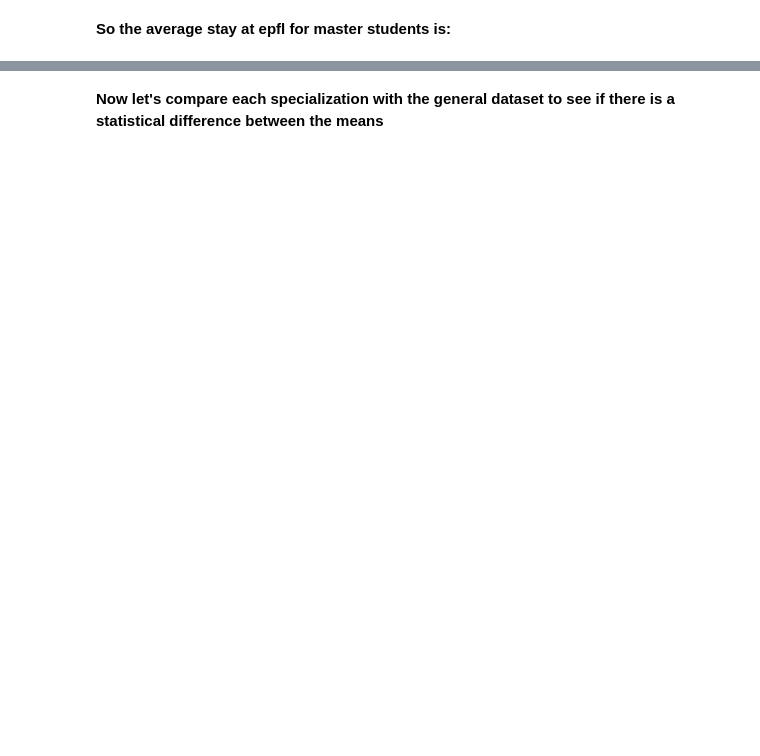
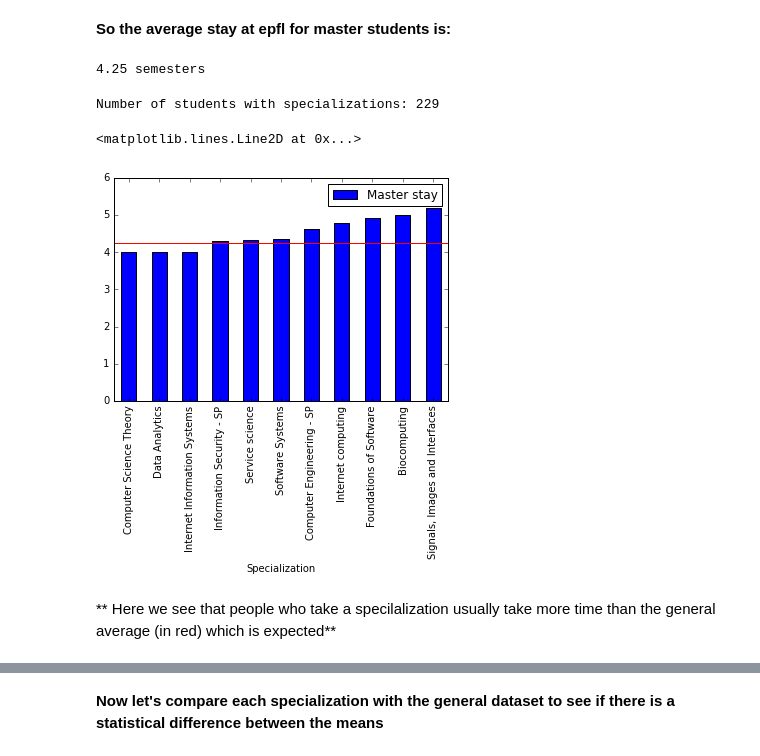
Before and after one commit to timozattol/ada-2016, a Jupyter notebook: hw02/is_academia.ipynb, the cells around one changed output, grey strips where cells are left out. Cells and saved outputs as stored; diff of their text form; code cells hidden in the pictures; blank space fills up the shorter version.

```diff
--- a/hw02/is_academia.ipynb
+++ b/hw02/is_academia.ipynb
@@ -309,7 +687,8 @@ len(df_masters)
 # %%
+# A function to find people that we consider to have finished their master
 def finished_master(group):
-    # Drop if no "Master semestre 2"
-    if not (group['Semester'].isin(["Master semestre 2"])).any():
+    # Drop if no "Master semestre 1" or no "Master semester 2"
+    if not ((group['Semester'].isin(["Master semestre 1"])).any() and (group['Semester'].isin(["Master semestre 2"])).any()):
         return False
     # Drop if has a Specialization or a Minor, but no "Master semestre 3"
     if group['Specialization'].any() or group['Minor'].any():
@@ -318,7 +697,6 @@ def finished_master(group):
 
     return True
 
-
 df_masters_finished = df_masters.groupby(by="SCIPER").filter(finished_master)
 # %%
 print(len(df_masters), len(df_masters_finished))
@@ -343,6 +770,8 @@ master_stay_semesters.hist()
 **So the average stay at epfl for master students is:**
 # %%
 print("{0:.2f} semesters".format(master_stay_semesters.mean()))
+# %% [output]
+4.25 semesters
 # %%
 # Returns True if has Specialization
 def has_spec(group):
@@ -361,5 +790,11 @@ df_masters_spec = df_masters_finished.groupby(by="SCIPER").filter(has_spec)
 df_masters_spec = df_masters_spec.groupby(by="SCIPER").apply(master_time_spec)
 # %%
 print("Number of students with specializations: %d" % len(df_masters_spec))
+# %% [output]
+Number of students with specializations: 229
 # %%
 spec_avg = df_masters_spec.groupby(by="Specialization").mean()
+spec_avg.sort_values(by="Master stay").plot(kind="bar").axhline(y=master_stay_semesters.mean(), color='red')
+# %% [output]
+<matplotlib.lines.Line2D at 0x...>
+[figure, added]
@@ -367,0 +801,2 @@ spec_avg.sort_values(by="Master stay").plot(kind="bar")
+# %% [markdown]
+** Here we see that people who take a specilalization usually take more time than the general average (in red) which is expected**
```
Also changed, not shown: parts of 74 cells of this notebook.
